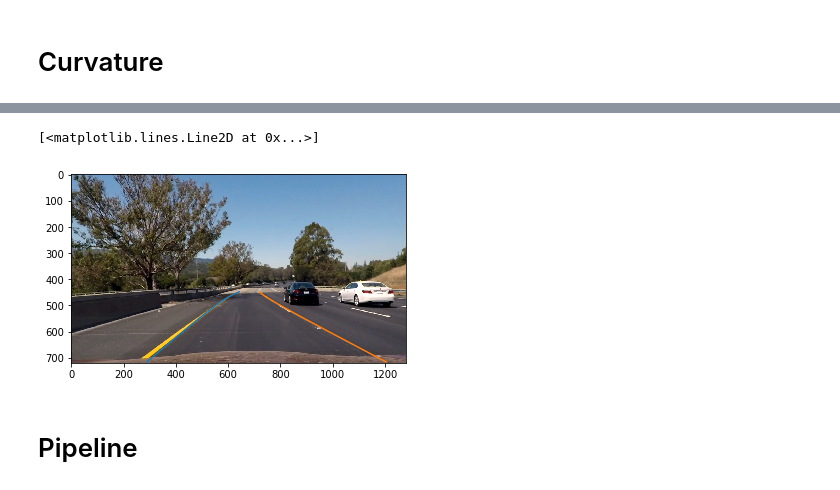
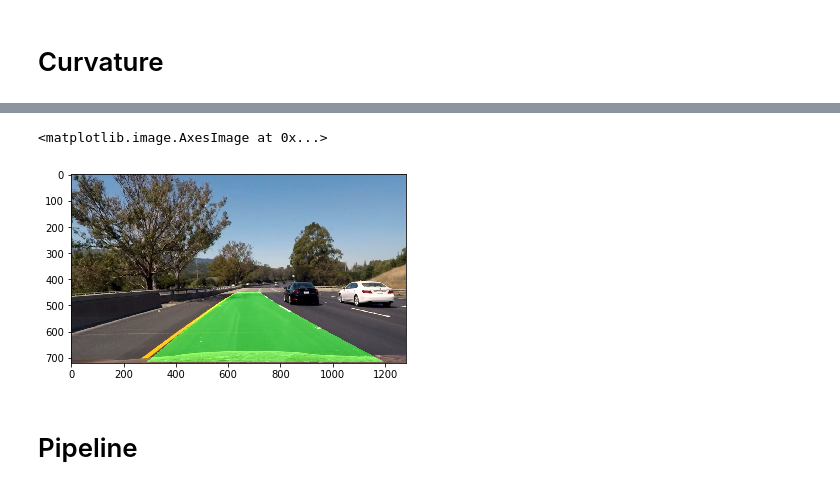
Before and after one commit to jurgisp/CarND-Advanced-Lane-Lines, a Jupyter notebook: lanes_advanced.ipynb, the cells around one changed output, grey strips where cells are left out. Cells and saved outputs as stored; diff of their text form; code cells hidden in the pictures.

Commit message:
Fill the area

```diff
--- a/lanes_advanced.ipynb
+++ b/lanes_advanced.ipynb
@@ -236,14 +238,19 @@ radius (m): 469.5587316252728
 # %%
-undist = undistort_transform(img)
-plt.imshow(undist)
+dst = undistort_transform(img)
 
 unwarp_curve1 = np.array([unwarp_transform_p(p) for p in np.stack([curve_x(y, coef1), y], axis=1)])
 unwarp_curve2 = np.array([unwarp_transform_p(p) for p in np.stack([curve_x(y, coef2), y], axis=1)])
-plt.plot(unwarp_curve1[:,0], unwarp_curve1[:,1])
-plt.plot(unwarp_curve2[:,0], unwarp_curve2[:,1])
+
+poly = np.concatenate([unwarp_curve1, np.flip(unwarp_curve2, axis=0)])
+poly_mask = np.copy(dst)
+poly_mask[:,:,:] = 0
+cv2.fillPoly(poly_mask, np.array([poly], dtype=np.int32), color=[0,255,0])
+dst = cv2.addWeighted(dst, 1, poly_mask, 0.5, 0)
+
+plt.imshow(dst)
 # %% [output]
-[<matplotlib.lines.Line2D at 0x...>]
+<matplotlib.image.AxesImage at 0x...>
-[figure, old version]
+[figure, new version]
 # %% [markdown]
 # Pipeline
 # %%
```
Also changed, not shown: parts of 5 cells of this notebook, 8 other files.
